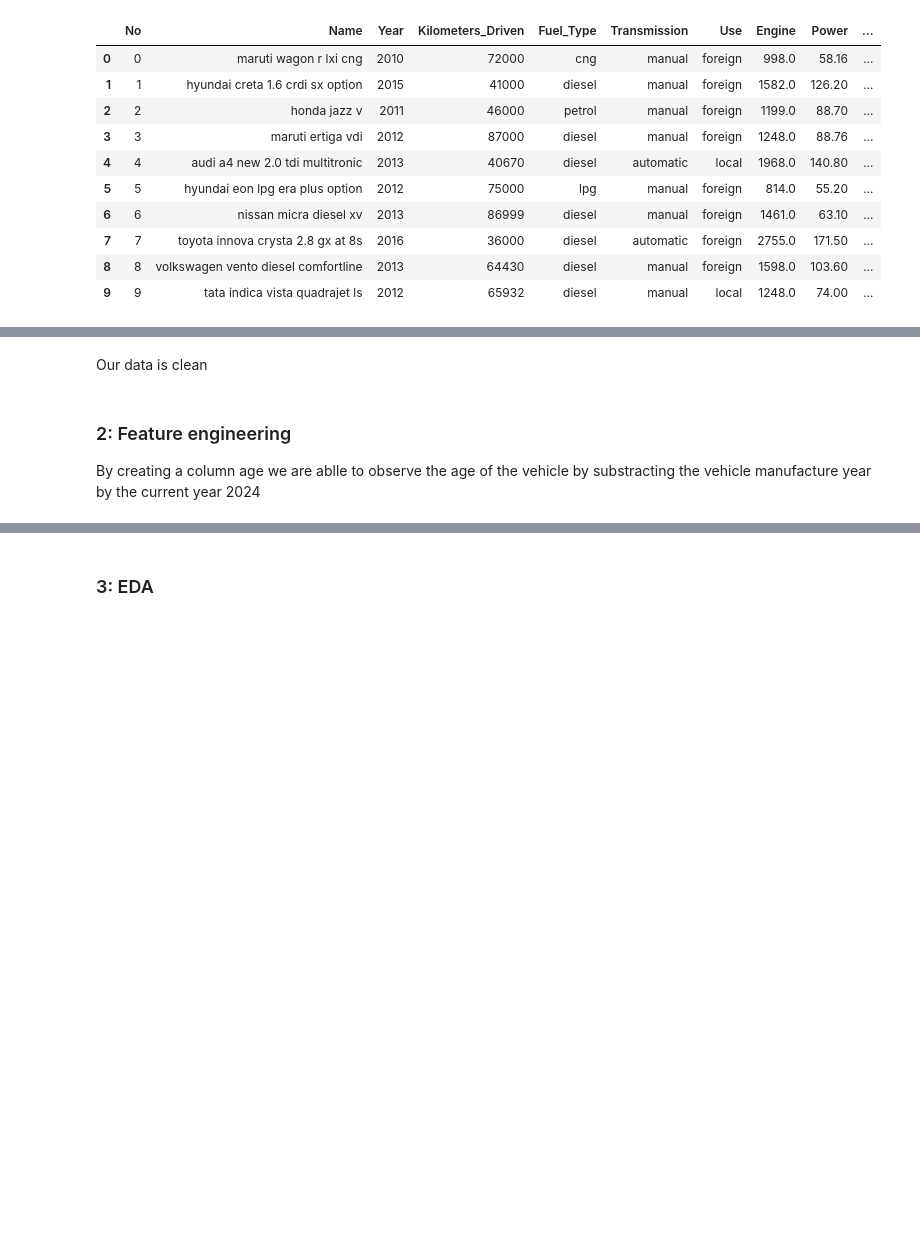
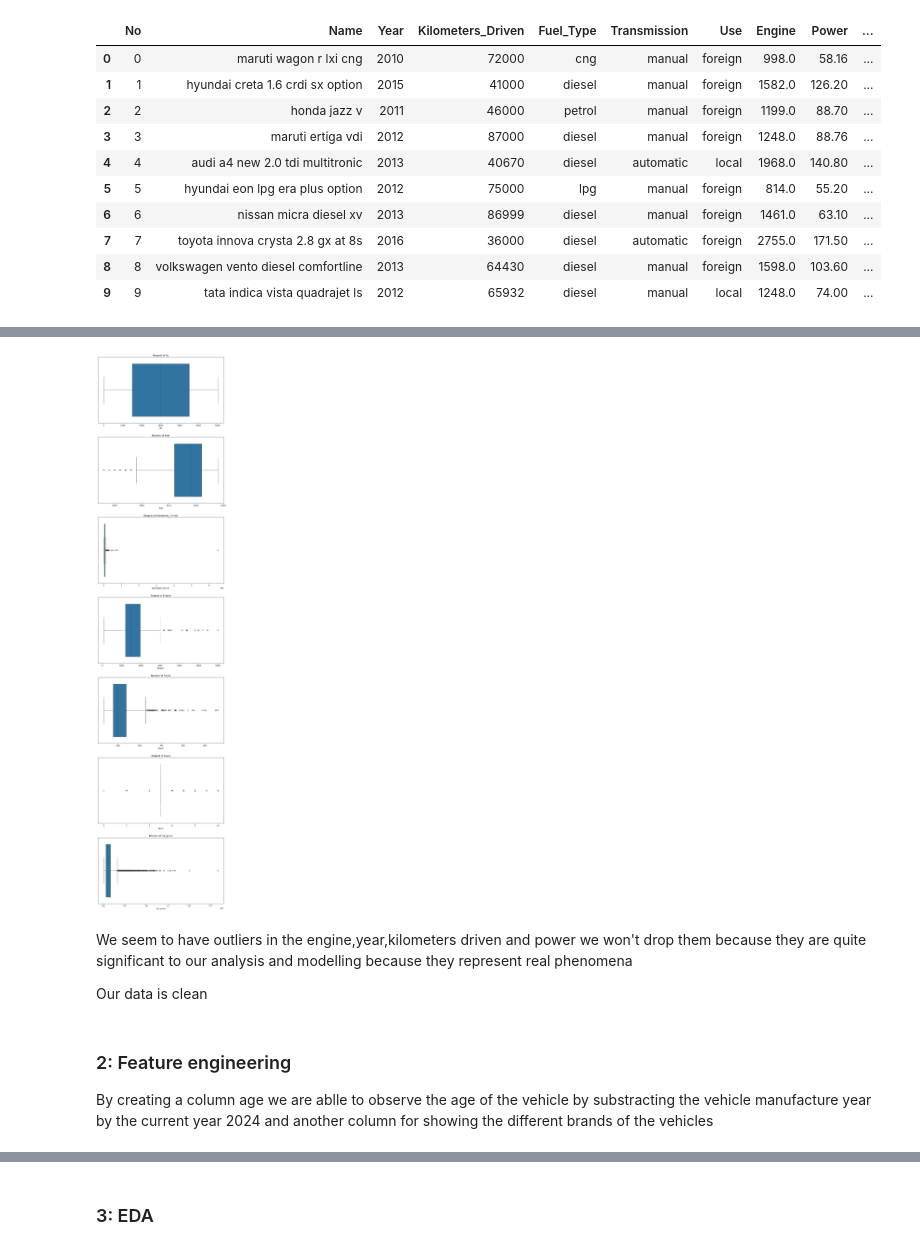
Before and after one commit to jakkkc/car_price, a Jupyter notebook: index.ipynb, the cells around one changed output, grey strips where cells are left out. Saved outputs shown, nothing was run; the diff lists cells and outputs as text; code cells hidden in the pictures; blank space fills up the shorter version.

```diff
--- a/index.ipynb
+++ b/index.ipynb
@@ -261,6 +305,23 @@ memory usage: 446.8+ KB
+# %%
+# Plotting box plots to visualize our outlier
+numeric_columns = cleaned_df.select_dtypes(include=['number']).columns
+fig, axes = plt.subplots(nrows=len(numeric_columns), figsize=(10, 6 * len(numeric_columns)))
+for i, column in enumerate(numeric_columns):
+    ax = axes[i] if len(numeric_columns) > 1 else axes
+    sns.boxplot(x=cleaned_df[column], ax=ax)
+    ax.set_title(f'Boxplot of {column}')
+    ax.set_xlabel(column)
+
+
+plt.tight_layout(pad=3.0)
+plt.subplots_adjust(top=0.95)
+# %% [output]
+[figure, added]
 # %% [markdown]
+We seem to have outliers in the engine,year,kilometers driven and power we won't drop them because they are quite significant to our analysis and modelling because they represent real phenomena
+
 Our data is clean
 # %% [markdown]
 ### 2: Feature engineering
 
-By creating a column age we are ablle to observe the age of the vehicle by substracting the vehicle manufacture year by the current year 2024
+By creating a column age we are ablle to observe the age of the vehicle by substracting the vehicle manufacture year by the current year 2024 and another column for showing the different brands of the vehicles
```
Also changed, not shown: parts of 21 cells of this notebook.
